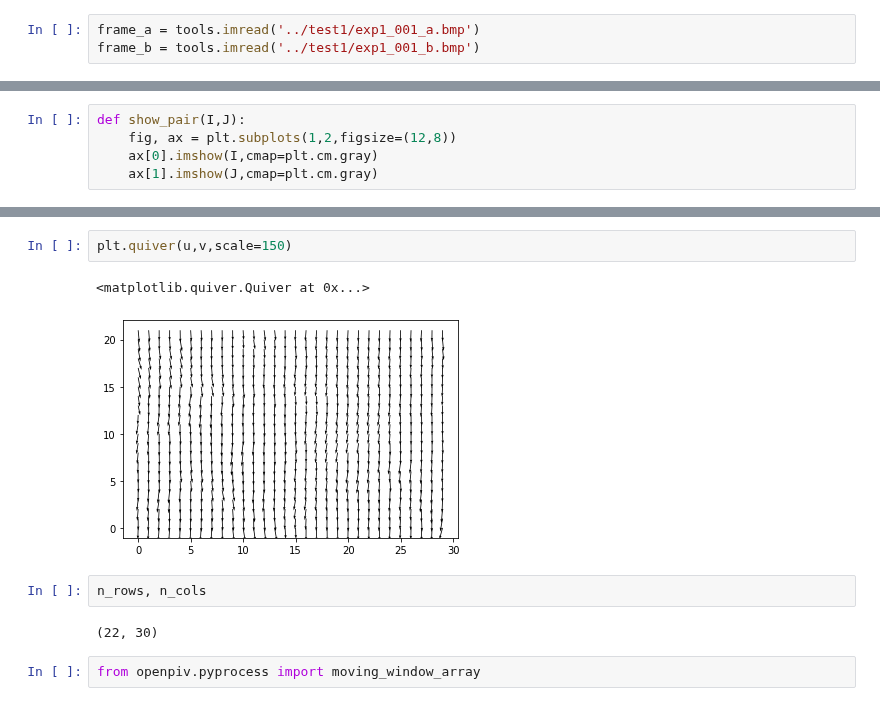
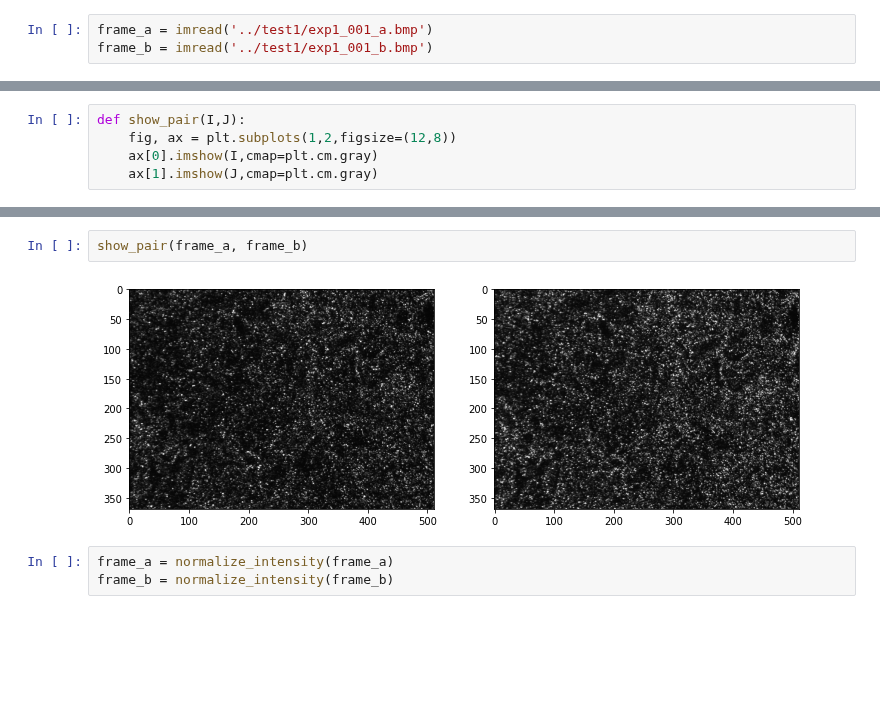
Before and after one commit to OpenPIV/openpiv-python, a Jupyter notebook: openpiv/examples/notebooks/pyprocess_test.ipynb, the cells around one changed output, grey strips where cells are left out. Cells and saved outputs as stored; diff of their text form; blank space fills up the shorter version.

```diff
--- a/openpiv/examples/notebooks/pyprocess_test.ipynb
+++ b/openpiv/examples/notebooks/pyprocess_test.ipynb
@@ -439,4 +15,4 @@ def get_field_shape(image_size, search_area_size, window_size, overlap):
 # %%
-frame_a = tools.imread('../test1/exp1_001_a.bmp')
-frame_b = tools.imread('../test1/exp1_001_b.bmp')
+frame_a = imread('../test1/exp1_001_a.bmp')
+frame_b = imread('../test1/exp1_001_b.bmp')
 # %%
@@ -661,11 +26,7 @@ Wall time: 389 ms
-# %%
-plt.quiver(u,v,scale=150)
-# %% [output]
-<matplotlib.quiver.Quiver at 0x...>
-[figure, removed]
-# %%
-n_rows, n_cols
-# %% [output]
-(22, 30)
-# %%
-from openpiv.pyprocess import moving_window_array
+# %%
+show_pair(frame_a, frame_b)
+# %% [output]
+[figure, added]
+# %%
+frame_a = normalize_intensity(frame_a)
+frame_b = normalize_intensity(frame_b)
```
Also changed, not shown: parts of 17 cells of this notebook, 7 other files.
